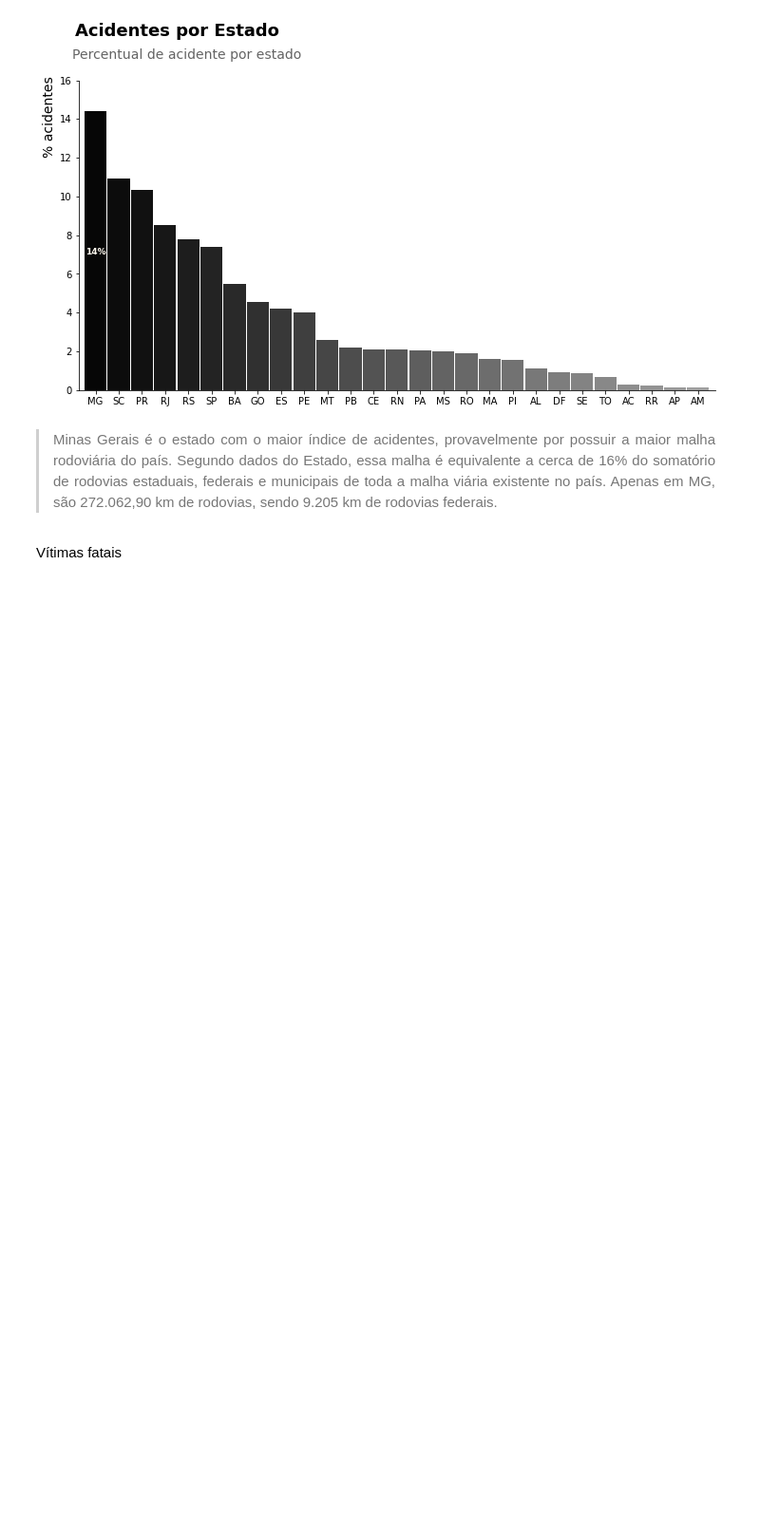
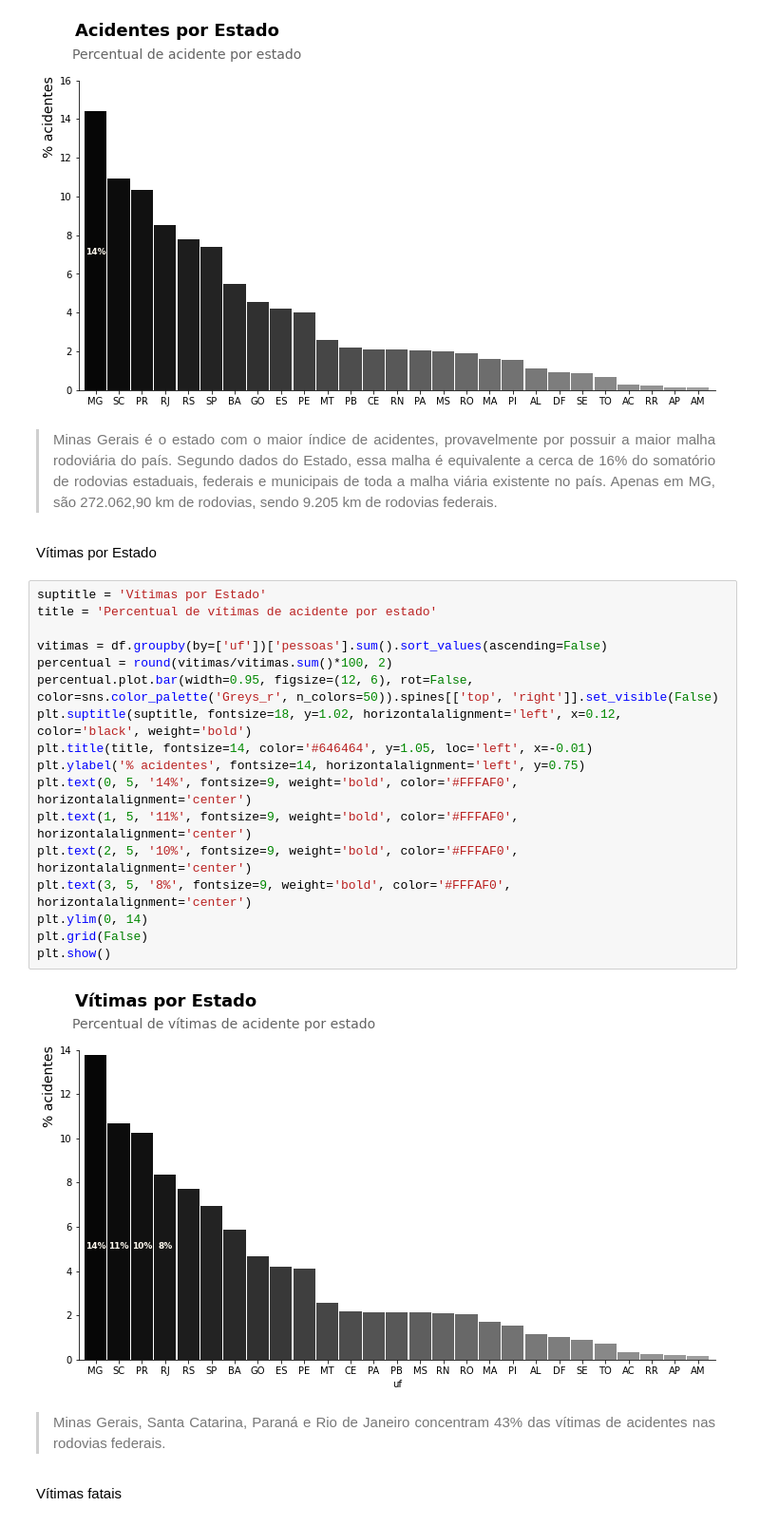
Before and after one commit to LilianeAquino/aed_projeto_1_revisitado, a Jupyter notebook: template.ipynb, the cells around one changed output. Shown: that part at 95% size. Drawn from its saved outputs; the diff is of its cells as text; blank space fills up the shorter version.

```diff
--- a/template.ipynb
+++ b/template.ipynb
@@ -202,6 +239,29 @@ plt.show()
 [figure]
 # %% [markdown]
 > <p style='text-align: justify;'><font size=2.85>Minas Gerais é o estado com o maior índice de acidentes, provavelmente por possuir a maior malha rodoviária do país. Segundo dados do Estado, essa malha é equivalente a cerca de 16% do somatório de rodovias estaduais, federais e municipais de toda a malha viária existente no país. Apenas em MG, são 272.062,90 km de rodovias, sendo 9.205 km de rodovias federais.</font></p>
+# %% [markdown]
+Vítimas por Estado
+# %%
+suptitle = 'Vítimas por Estado'
+title = 'Percentual de vítimas de acidente por estado'
+
+vitimas = df.groupby(by=['uf'])['pessoas'].sum().sort_values(ascending=False)
+percentual = round(vitimas/vitimas.sum()*100, 2)
+percentual.plot.bar(width=0.95, figsize=(12, 6), rot=False, color=sns.color_palette('Greys_r', n_colors=50)).spines[['top', 'right']].set_visible(False)
+plt.suptitle(suptitle, fontsize=18, y=1.02, horizontalalignment='left', x=0.12, color='black', weight='bold')
+plt.title(title, fontsize=14, color='#646464', y=1.05, loc='left', x=-0.01)
+plt.ylabel('% acidentes', fontsize=14, horizontalalignment='left', y=0.75)
+plt.text(0, 5, '14%', fontsize=9, weight='bold', color='#FFFAF0', horizontalalignment='center')
+plt.text(1, 5, '11%', fontsize=9, weight='bold', color='#FFFAF0', horizontalalignment='center')
+plt.text(2, 5, '10%', fontsize=9, weight='bold', color='#FFFAF0', horizontalalignment='center')
+plt.text(3, 5, '8%', fontsize=9, weight='bold', color='#FFFAF0', horizontalalignment='center')
+plt.ylim(0, 14)
+plt.grid(False)
+plt.show()
+# %% [output]
+[figure, added]
+# %% [markdown]
+> <p style='text-align: justify;'><font size=2.85>Minas Gerais, Santa Catarina, Paraná e Rio de Janeiro concentram 43% das vítimas de acidentes nas rodovias federais.</font></p>
 # %% [markdown]
 Vítimas fatais
 # %%
```
Also changed, not shown: parts of 32 cells of this notebook, 1 other file.
